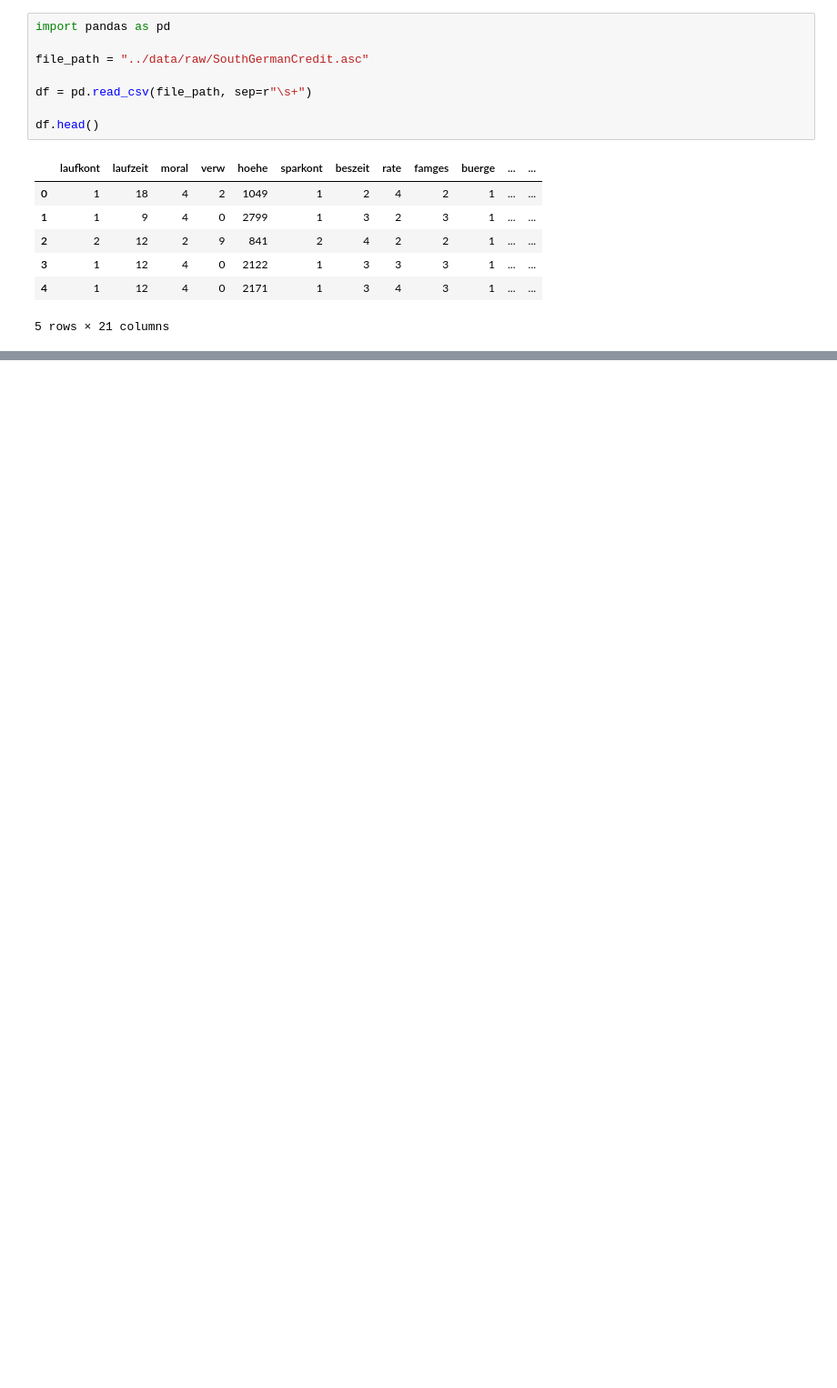
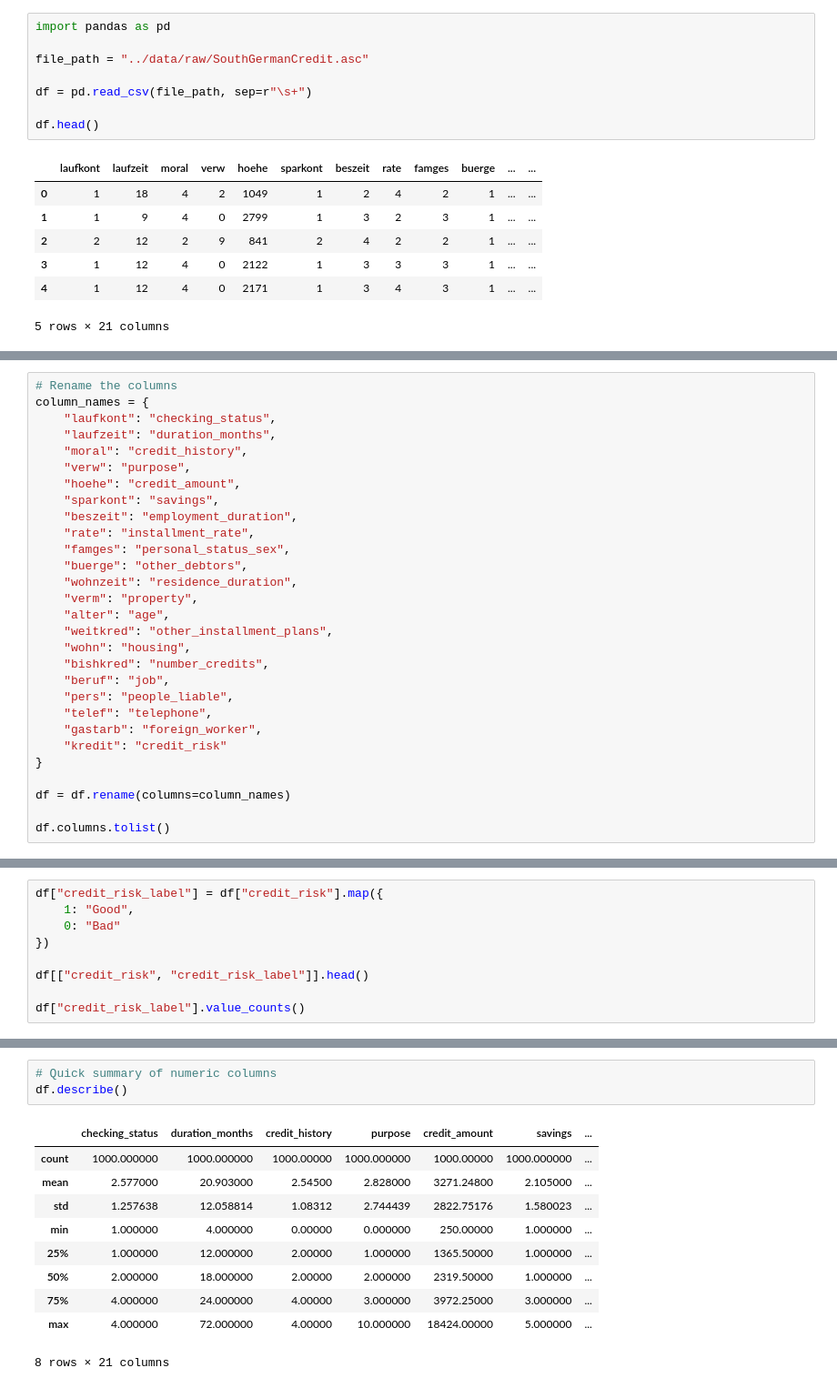
Before and after one commit to miahaa/credit-risk-analytics, a Jupyter notebook: notebooks/01_data_cleaning.ipynb, the cells around one changed output, grey strips where cells are left out. Shown at 91% size. Drawn from its saved outputs; the diff is of its cells as text; blank space fills up the shorter version.

Commit message:
Clean and prepare credit risk dataset

```diff
--- a/notebooks/01_data_cleaning.ipynb
+++ b/notebooks/01_data_cleaning.ipynb
@@ -16,0 +60,29 @@ df.head()
+# %%
+# Rename the columns
+column_names = {
+    "laufkont": "checking_status",
+    "laufzeit": "duration_months",
+    "moral": "credit_history",
+    "verw": "purpose",
+    "hoehe": "credit_amount",
+    "sparkont": "savings",
+    "beszeit": "employment_duration",
+    "rate": "installment_rate",
+    "famges": "personal_status_sex",
+    "buerge": "other_debtors",
+    "wohnzeit": "residence_duration",
+    "verm": "property",
+    "alter": "age",
+    "weitkred": "other_installment_plans",
+    "wohn": "housing",
+    "bishkred": "number_credits",
+    "beruf": "job",
+    "pers": "people_liable",
+    "telef": "telephone",
+    "gastarb": "foreign_worker",
+    "kredit": "credit_risk"
+}
+
+df = df.rename(columns=column_names)
+
+df.columns.tolist()
@@ -16,0 +131,9 @@ df.head()
+# %%
+df["credit_risk_label"] = df["credit_risk"].map({
+    1: "Good",
+    0: "Bad"
+})
+
+df[["credit_risk", "credit_risk_label"]].head()
+
+df["credit_risk_label"].value_counts()
@@ -16,0 +192,14 @@ df.head()
+# %%
+# Quick summary of numeric columns
+df.describe()
+# %% [output]
+|  | checking_status | duration_months | credit_history | purpose | credit_amount | savings | ... |
+| count | 1000.000000 | 1000.000000 | 1000.00000 | 1000.000000 | 1000.00000 | 1000.000000 | ... |
+| mean | 2.577000 | 20.903000 | 2.54500 | 2.828000 | 3271.24800 | 2.105000 | ... |
+| std | 1.257638 | 12.058814 | 1.08312 | 2.744439 | 2822.75176 | 1.580023 | ... |
+| min | 1.000000 | 4.000000 | 0.00000 | 0.000000 | 250.00000 | 1.000000 | ... |
+| 25% | 1.000000 | 12.000000 | 2.00000 | 1.000000 | 1365.50000 | 1.000000 | ... |
+| 50% | 2.000000 | 18.000000 | 2.00000 | 2.000000 | 2319.50000 | 1.000000 | ... |
+| 75% | 4.000000 | 24.000000 | 4.00000 | 3.000000 | 3972.25000 | 3.000000 | ... |
+| max | 4.000000 | 72.000000 | 4.00000 | 10.000000 | 18424.00000 | 5.000000 | ... |
+8 rows × 21 columns
```
Also changed, not shown: parts of 16 cells of this notebook, 2 other files.
